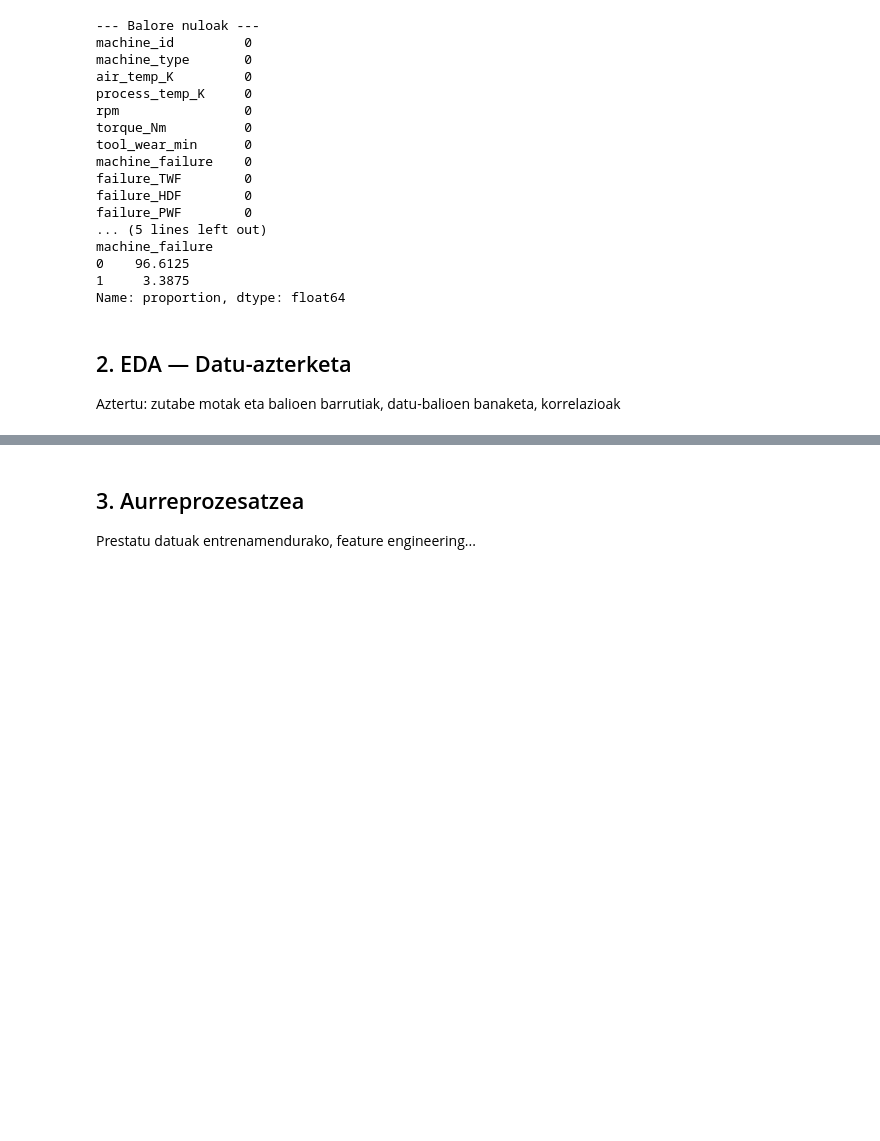
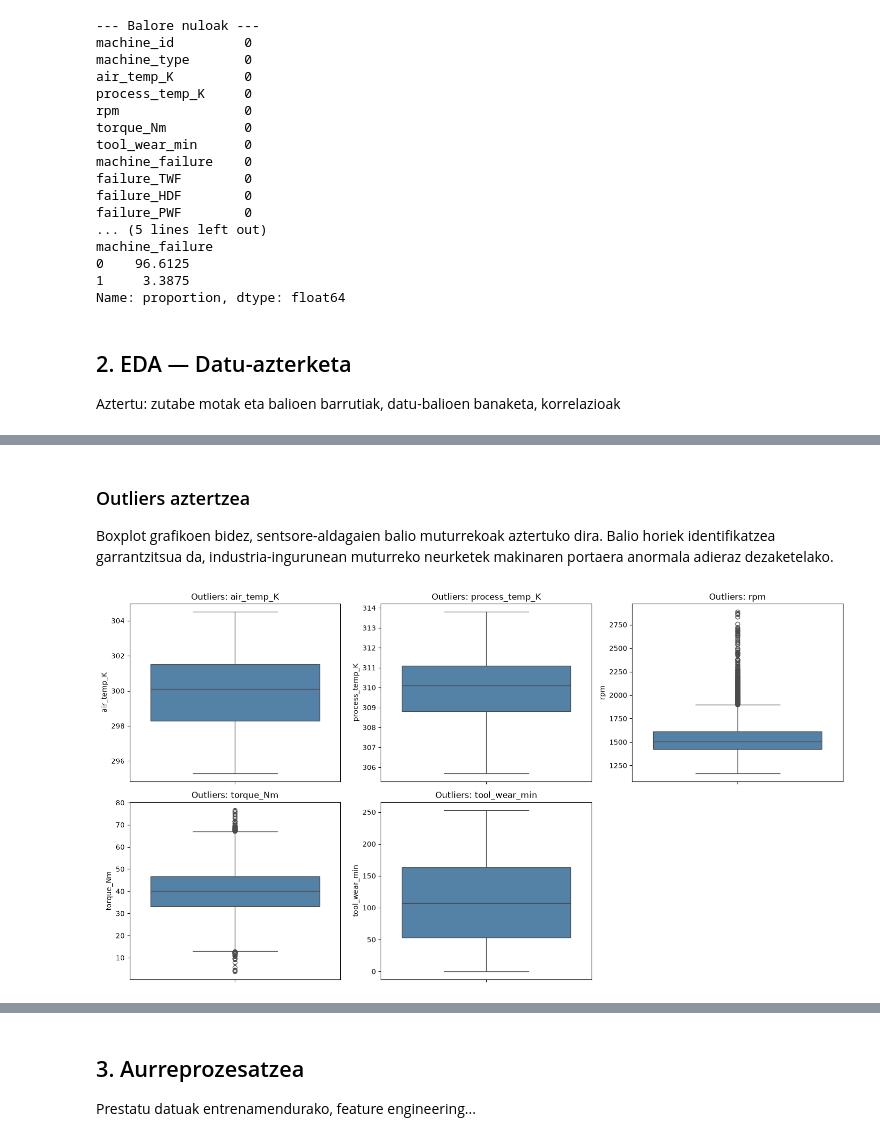
Before and after one commit to AABD-Ethazi-2627/T3-erronka1, a Jupyter notebook: notebooks/02_training.ipynb, the cells around one changed output, grey strips where cells are left out. Cells and saved outputs as stored; diff of their text form; code cells hidden in the pictures; blank space fills up the shorter version.

```diff
--- a/notebooks/02_training.ipynb
+++ b/notebooks/02_training.ipynb
@@ -226,0 +247,34 @@ Name: machine_failure, dtype: float64
+# %% [markdown]
+### Outliers aztertzea
+
+Boxplot grafikoen bidez, sentsore-aldagaien balio muturrekoak aztertuko dira. Balio horiek identifikatzea garrantzitsua da, industria-ingurunean muturreko neurketek makinaren portaera anormala adieraz dezaketelako.
+# %%
+# Outlierren detekzioa boxplot grafikoen bidez
+sensor_cols = [
+    "air_temp_K",
+    "process_temp_K",
+    "rpm",
+    "torque_Nm",
+    "tool_wear_min"
+]
+
+fig, axes = plt.subplots(2, 3, figsize=(15, 8))
+axes = axes.flatten()
+
+for i, col in enumerate(sensor_cols):
+    sns.boxplot(
+        data=df,
+        y=col,
+        ax=axes[i],
+        color="steelblue"
+    )
+
+    axes[i].set_title(f"Outliers: {col}")
+
+# Erabili gabeko azken ardatza ezabatu
+fig.delaxes(axes[5])
+
+plt.tight_layout()
+plt.show()
+# %% [output]
+[figure, added]
```
Also changed, not shown: parts of 13 cells of this notebook, 6 other files.
